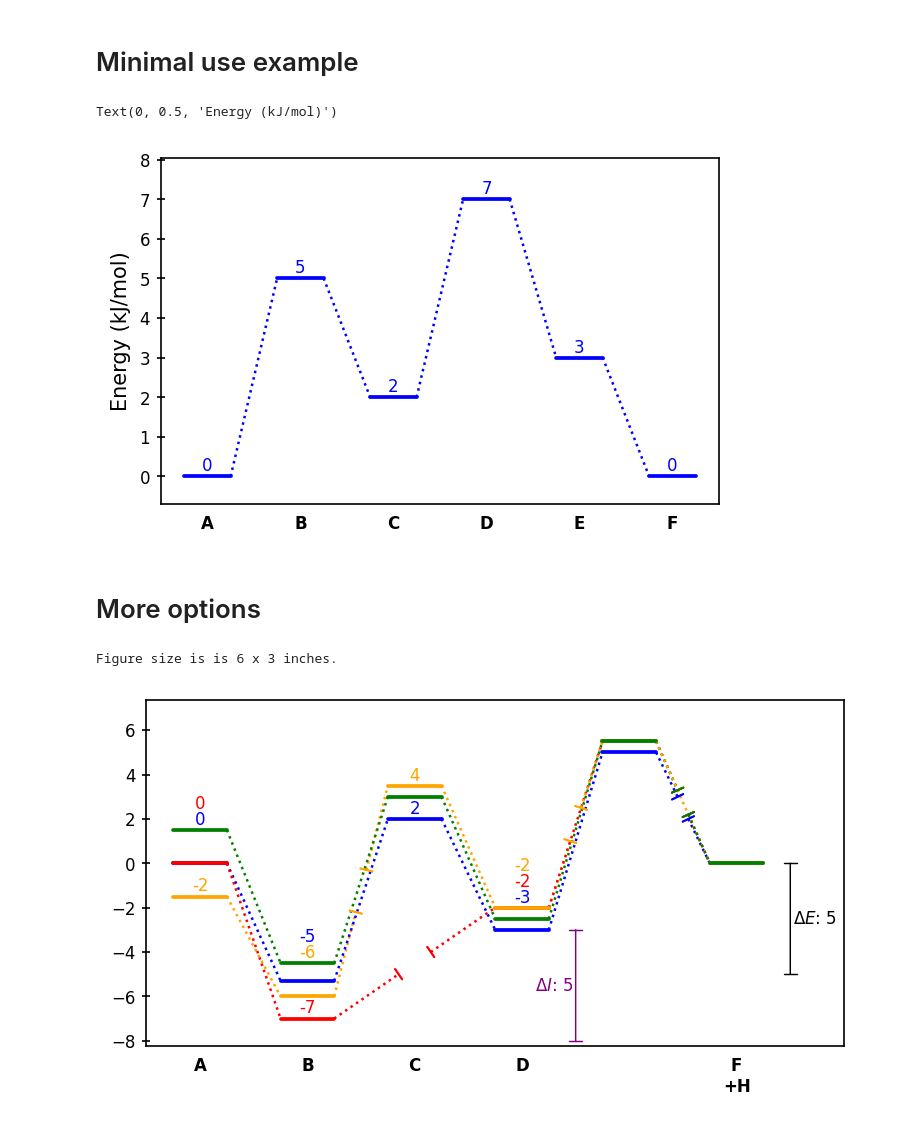
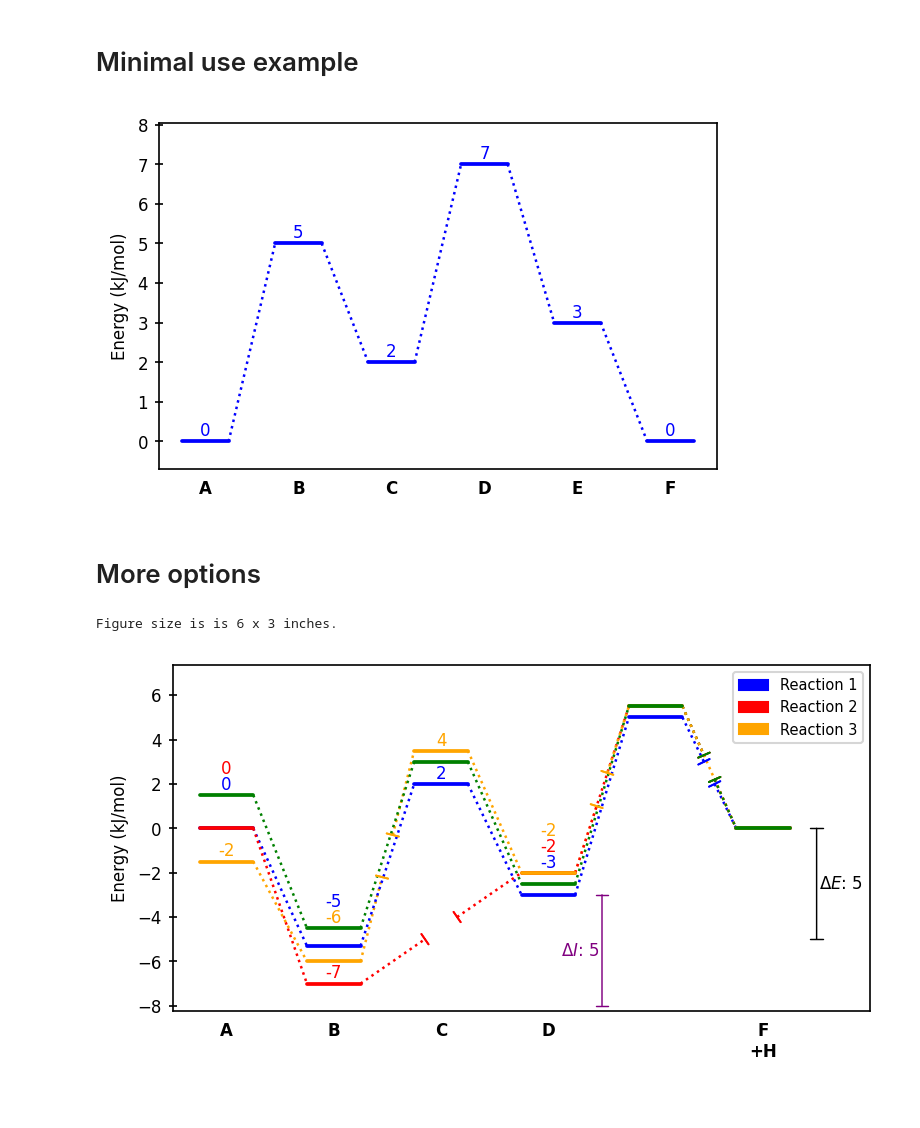
Before and after one commit to Tonner-Zech-Group/chem-diagrams, a Jupyter notebook: chemdiagrams/example_use.ipynb, the cells around one changed output. Cells and saved outputs as stored; diff of their text form; code cells hidden in the pictures.

Commit message:
Add legend method and nested dict for accessing mpl objects

```diff
--- a/chemdiagrams/example_use.ipynb
+++ b/chemdiagrams/example_use.ipynb
@@ -14,31 +14,28 @@ dia1.draw_path(
 dia1.add_numbers_naive()
 
 dia1.set_xlabels(["A", "B", "C", "D", "E", "F"])
-dia1.ax.set_ylabel("Energy (kJ/mol)")
+dia1.ax.set_ylabel("Energy (kJ/mol)", fontsize=8)
+dia1.show()
 # %% [output]
-Text(0, 0.5, 'Energy (kJ/mol)')
-[figure, old version]
+[figure, new version]
 # %% [markdown]
 # More options
 # %%
-from energy_diagram import EnergyDiagram
-
-
 dia1 = EnergyDiagram(
-                    figsize=(6,3),
-                    extra_y_margin=(-0.1,0.15), # extra space above and below the highest and lowest points (relative to the total height)
-                    extra_x_margin=(0,0.5), # extra space to the left and right of the first and last points (absolute units)
-                    fontsize=8,
-                    verbose=True # doesnt do much right now
-                    )
+    figsize=(6,3),
+    extra_y_margin=(-0.1,0.15), # extra space above and below the highest and lowest points (relative to the total height)
+    extra_x_margin=(0,0.5), # extra space to the left and right of the first and last points (absolute units)
+    fontsize=8,
+    verbose=True # doesnt do much right now
+)
 
 dia1.draw_path(
     x_data=[0,1,2,3,4,5],
     y_data=[0,-5.3,2,-3,5,0],
     color='blue',
     linetypes=[1,1,1,1,0], # 1 = dashes, 0 = dashes with gap
-    path_name="Reaction Pathway",
-    show_numbers=True # can be turned off to just store the path without numbering it
+    path_name="Reaction 1",
+    show_numbers=True # can be turned off to just store the path without numbering it when using a numbering method
 )
 
 dia1.draw_path(
@@ -46,54 +43,56 @@ dia1.draw_path(
     y_data=[0,-7,-2,5.5,0],
     color='red',
     linetypes=[1,0,1,0],
-    path_name="Reaction Pathway 2",
+    path_name="Reaction 2",
     show_numbers=True
 )
 
 dia1.draw_path(
     x_data=[0,1,2,3,4,5],
     y_data=[-1.5,-6,3.5,-2,5.5,0],
     color='orange',
     linetypes=[1,0,1,0,1],
-    path_name="Reaction Pathway 3",
+    path_name="Reaction 3",
     show_numbers=True
 )
 
 ###green
 dia1.draw_path(
     x_data=[0,1,2,3,4,5],
     y_data=[1.5,-4.5,3.0,-2.5,5.5,0],
     color='green',
     linetypes=[1,1,1,1,0],
     show_numbers=False
 )
 
 
 dia1.set_xlabels(["A", "B", "C", "D", "F\n+H"],labelplaces=[0,1,2,3,5])
 
 dia1.draw_difference_bar(
-                        5.5, # x position
-                        [-5, 0], # y positions
-                        r"$\Delta E$: ",
-                        left_side=False # can be put on left or right side
-                        )
+    5.5, # x position
+    [-5, 0], # y positions
+    r"$\Delta E$: ",
+    left_side=False # can be put on left or right side
+)
 
 dia1.draw_difference_bar(
-                        3.5, # x position
-                        [-8, -3], # y positions
-                        r"$\Delta I$: ",
-                        left_side=True, # can be put on left or right side
-                        color="purple"
-                        )
+    3.5, # x position
+    [-8, -3], # y positions
+    r"$\Delta I$: ",
+    left_side=True, # can be put on left or right side
+    color="purple"
+)
 
 dia1.add_numbers_auto(
-                        x_min_max=(0,3), # only add numbers for paths within this x range (inclusive)
-                        sort_by_energy=True, # sort the numbering by energy (lowest to highest)
-                        #no_overlap_with_nonnumbered=True
-                        )
+    x_min_max=(0,3)
+)
 
+dia1.legend(
+    fontsize=7,
+)
 
+dia1.ax.set_ylabel("Energy (kJ/mol)", fontsize=8)
 dia1.show()
 # %% [output]
 Figure size is is 6 x 3 inches.
-[figure, old version]
+[figure, new version]
```
Also changed, not shown: parts of 1 cell of this notebook, 1 other file.
